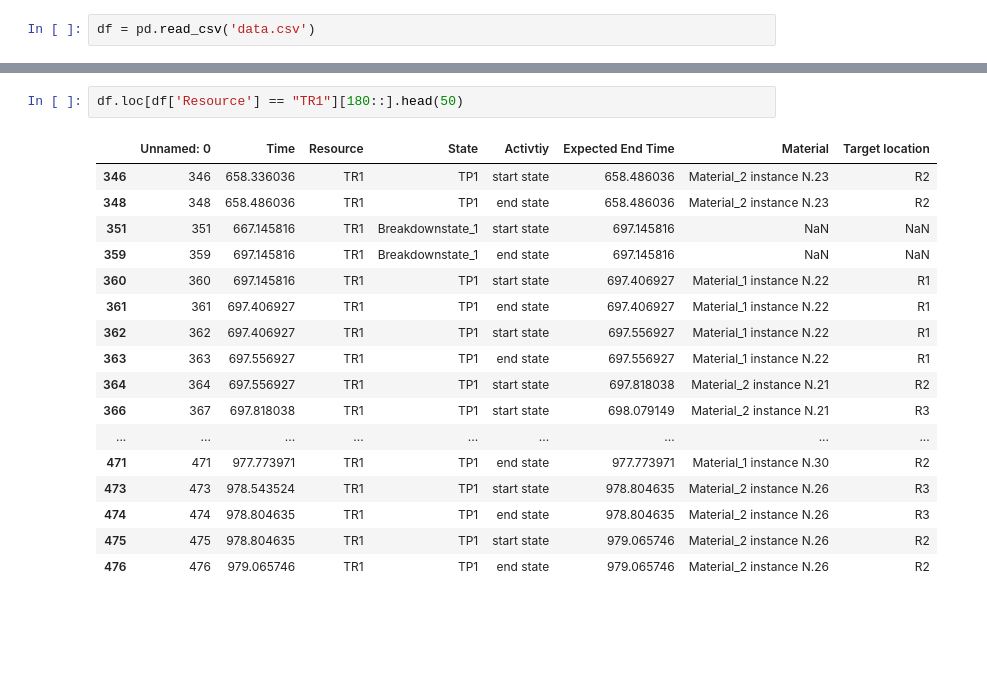
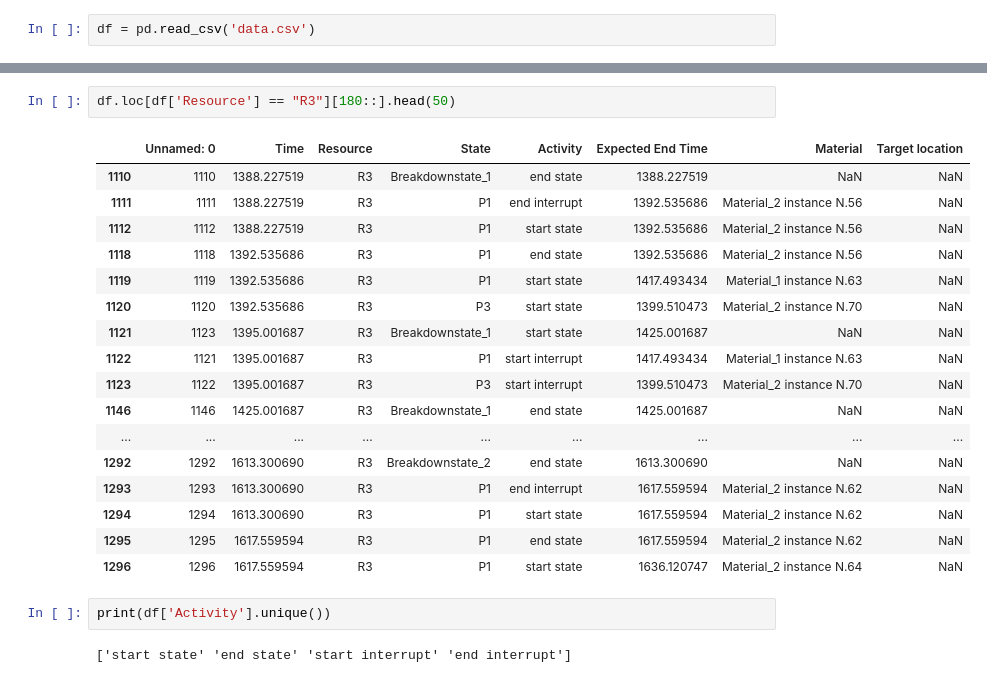
Before and after one commit to sdm4fzi/prodsys, a Jupyter notebook: Untitled.ipynb, the cells around one changed output, grey strips where cells are left out. Saved outputs shown, nothing was run; the diff lists cells and outputs as text; blank space fills up the shorter version.

```diff
--- a/Untitled.ipynb
+++ b/Untitled.ipynb
@@ -45,20 +46,24 @@ df.loc[df['Material'] == "Material_2 instance N.26"]
 # %%
-df.loc[df['Resource'] == "TR1"][180::].head(50)
+df.loc[df['Resource'] == "R3"][180::].head(50)
 # %% [output]
-|  | Unnamed: 0 | Time | Resource | State | Activtiy | Expected End Time | Material | Target location |
-| 346 | 346 | 658.336036 | TR1 | TP1 | start state | 658.486036 | Material_2 instance N.23 | R2 |
-| 348 | 348 | 658.486036 | TR1 | TP1 | end state | 658.486036 | Material_2 instance N.23 | R2 |
-| 351 | 351 | 667.145816 | TR1 | Breakdownstate_1 | start state | 697.145816 | NaN | NaN |
-| 359 | 359 | 697.145816 | TR1 | Breakdownstate_1 | end state | 697.145816 | NaN | NaN |
-| 360 | 360 | 697.145816 | TR1 | TP1 | start state | 697.406927 | Material_1 instance N.22 | R1 |
-| 361 | 361 | 697.406927 | TR1 | TP1 | end state | 697.406927 | Material_1 instance N.22 | R1 |
-| 362 | 362 | 697.406927 | TR1 | TP1 | start state | 697.556927 | Material_1 instance N.22 | R1 |
-| 363 | 363 | 697.556927 | TR1 | TP1 | end state | 697.556927 | Material_1 instance N.22 | R1 |
-| 364 | 364 | 697.556927 | TR1 | TP1 | start state | 697.818038 | Material_2 instance N.21 | R2 |
-| 366 | 367 | 697.818038 | TR1 | TP1 | start state | 698.079149 | Material_2 instance N.21 | R3 |
+|  | Unnamed: 0 | Time | Resource | State | Activity | Expected End Time | Material | Target location |
+| 1110 | 1110 | 1388.227519 | R3 | Breakdownstate_1 | end state | 1388.227519 | NaN | NaN |
+| 1111 | 1111 | 1388.227519 | R3 | P1 | end interrupt | 1392.535686 | Material_2 instance N.56 | NaN |
+| 1112 | 1112 | 1388.227519 | R3 | P1 | start state | 1392.535686 | Material_2 instance N.56 | NaN |
+| 1118 | 1118 | 1392.535686 | R3 | P1 | end state | 1392.535686 | Material_2 instance N.56 | NaN |
+| 1119 | 1119 | 1392.535686 | R3 | P1 | start state | 1417.493434 | Material_1 instance N.63 | NaN |
+| 1120 | 1120 | 1392.535686 | R3 | P3 | start state | 1399.510473 | Material_2 instance N.70 | NaN |
+| 1121 | 1123 | 1395.001687 | R3 | Breakdownstate_1 | start state | 1425.001687 | NaN | NaN |
+| 1122 | 1121 | 1395.001687 | R3 | P1 | start interrupt | 1417.493434 | Material_1 instance N.63 | NaN |
+| 1123 | 1122 | 1395.001687 | R3 | P3 | start interrupt | 1399.510473 | Material_2 instance N.70 | NaN |
+| 1146 | 1146 | 1425.001687 | R3 | Breakdownstate_1 | end state | 1425.001687 | NaN | NaN |
 | ... | ... | ... | ... | ... | ... | ... | ... | ... |
-| 471 | 471 | 977.773971 | TR1 | TP1 | end state | 977.773971 | Material_1 instance N.30 | R2 |
-| 473 | 473 | 978.543524 | TR1 | TP1 | start state | 978.804635 | Material_2 instance N.26 | R3 |
-| 474 | 474 | 978.804635 | TR1 | TP1 | end state | 978.804635 | Material_2 instance N.26 | R3 |
-| 475 | 475 | 978.804635 | TR1 | TP1 | start state | 979.065746 | Material_2 instance N.26 | R2 |
-| 476 | 476 | 979.065746 | TR1 | TP1 | end state | 979.065746 | Material_2 instance N.26 | R2 |
+| 1292 | 1292 | 1613.300690 | R3 | Breakdownstate_2 | end state | 1613.300690 | NaN | NaN |
+| 1293 | 1293 | 1613.300690 | R3 | P1 | end interrupt | 1617.559594 | Material_2 instance N.62 | NaN |
+| 1294 | 1294 | 1613.300690 | R3 | P1 | start state | 1617.559594 | Material_2 instance N.62 | NaN |
+| 1295 | 1295 | 1617.559594 | R3 | P1 | end state | 1617.559594 | Material_2 instance N.62 | NaN |
+| 1296 | 1296 | 1617.559594 | R3 | P1 | start state | 1636.120747 | Material_2 instance N.64 | NaN |
+# %%
+print(df['Activity'].unique())
+# %% [output]
+['start state' 'end state' 'start interrupt' 'end interrupt']
```
Also changed, not shown: parts of 2 cells of this notebook, 7 other files.
